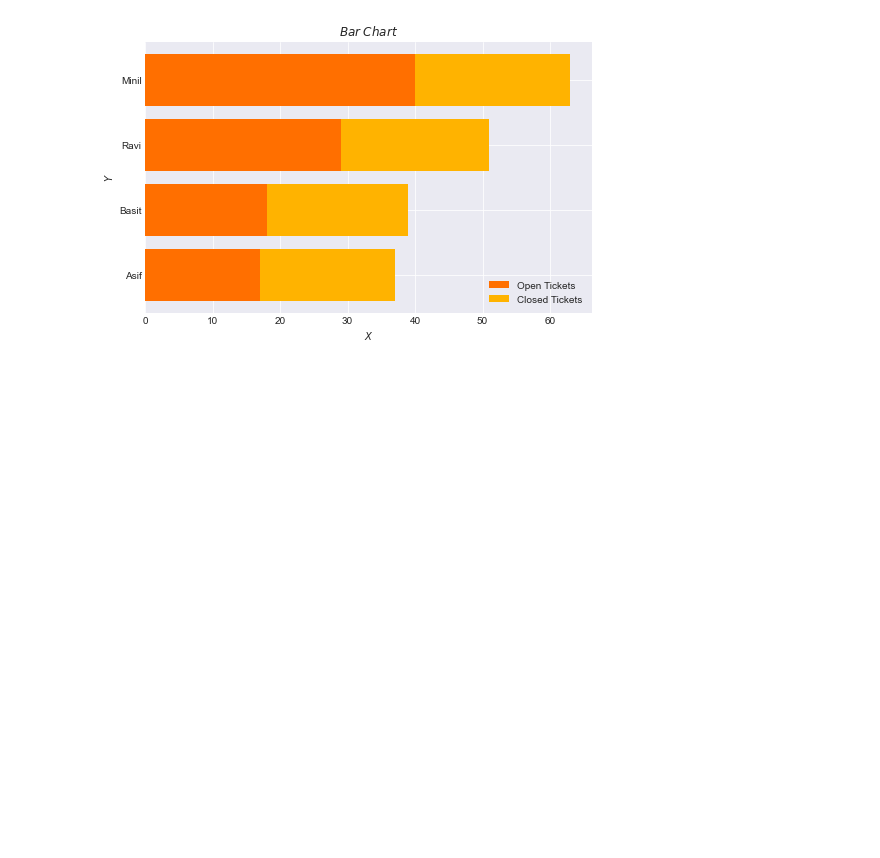
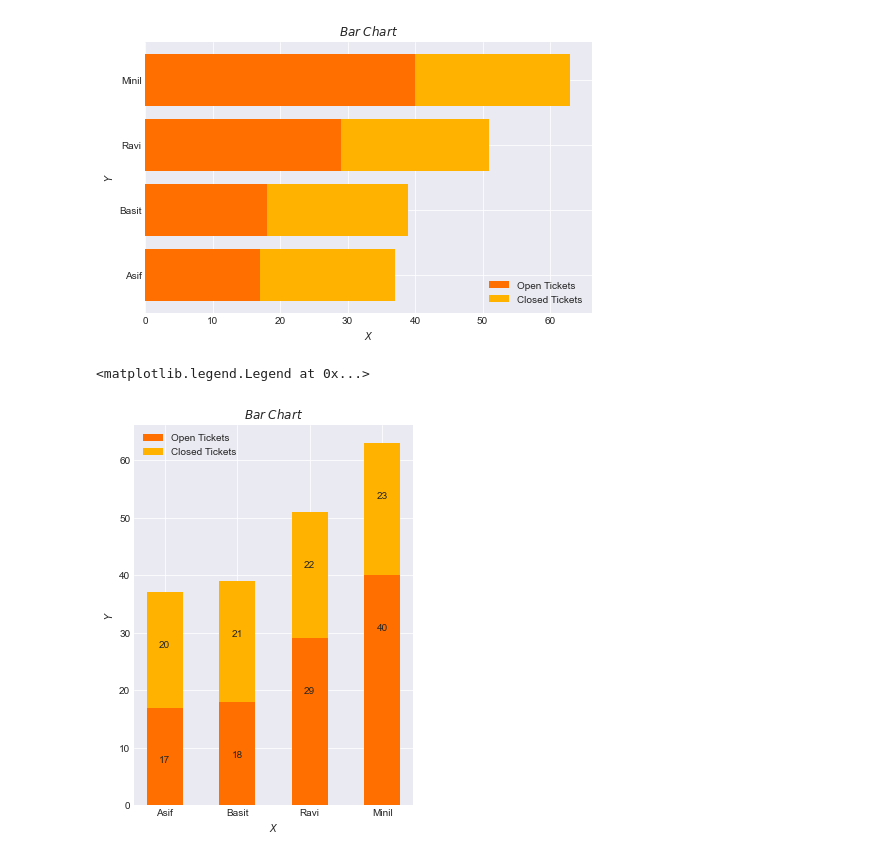
Before and after one commit to uannabi/MatPlotLibGraph, a Jupyter notebook: BarGraph.ipynb, the cells around one changed output. Drawn from its saved outputs; the diff is of its cells as text; code cells hidden in the pictures; blank space fills up the shorter version.

```diff
--- a/BarGraph.ipynb
+++ b/BarGraph.ipynb
@@ -196,3 +196,24 @@ plt.legend()
 plt.show()
 # %% [output]
 [figure]
+# %%
+# Displaying values in the stacked vertical bars using plt.text()
+plt.style.use('seaborn-darkgrid')
+x1= ['Asif','Basit','Ravi','Minil']
+y1= [17,18,29,40]
+y2 = [20,21,22,23]
+plt.figure(figsize=(5,7))
+plt.bar(x1,y1,label = "Open Tickets",width = 0.5,color = '#FF6F00')
+plt.bar(x1,y2,label = "Closed Tickets",width = 0.5 ,bottom = y1 , color = '#FFB300')
+plt.xlabel('$X$')
+plt.ylabel('$Y$')
+plt.title ('$Bar $ $ Chart$')
+for x,y in zip(x1,y1):
+ plt.text(x, y-10, '%d' % y, ha='center' , va= 'bottom')
+for x,y,z in zip(x1,y2,y1):
+ plt.text(x, y+z-10, '%d' % y, ha='center' , va= 'bottom')
+
+plt.legend()
+# %% [output]
+<matplotlib.legend.Legend at 0x...>
+[figure, added]
```
Also changed, not shown: parts of 1 cell of this notebook.
